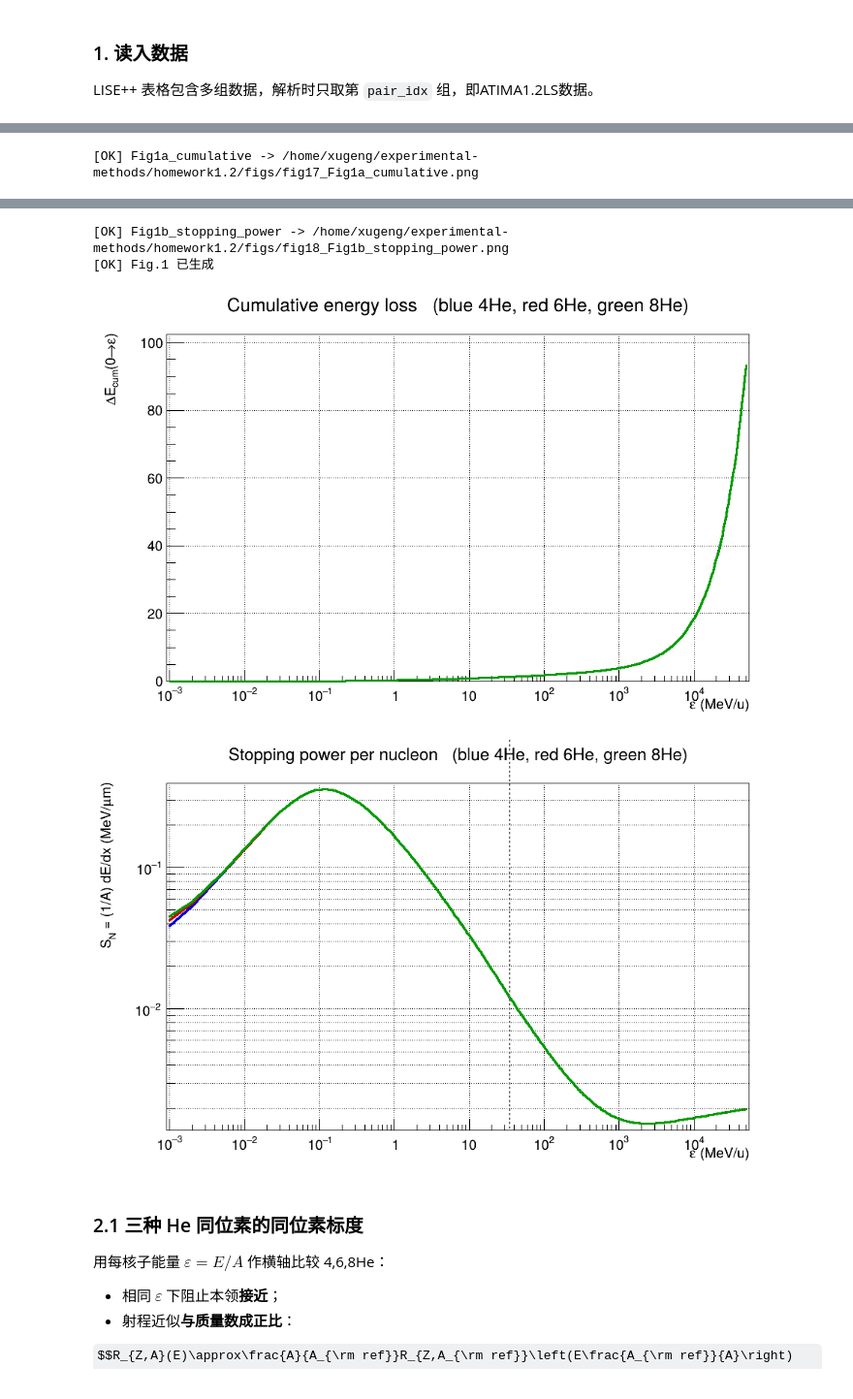
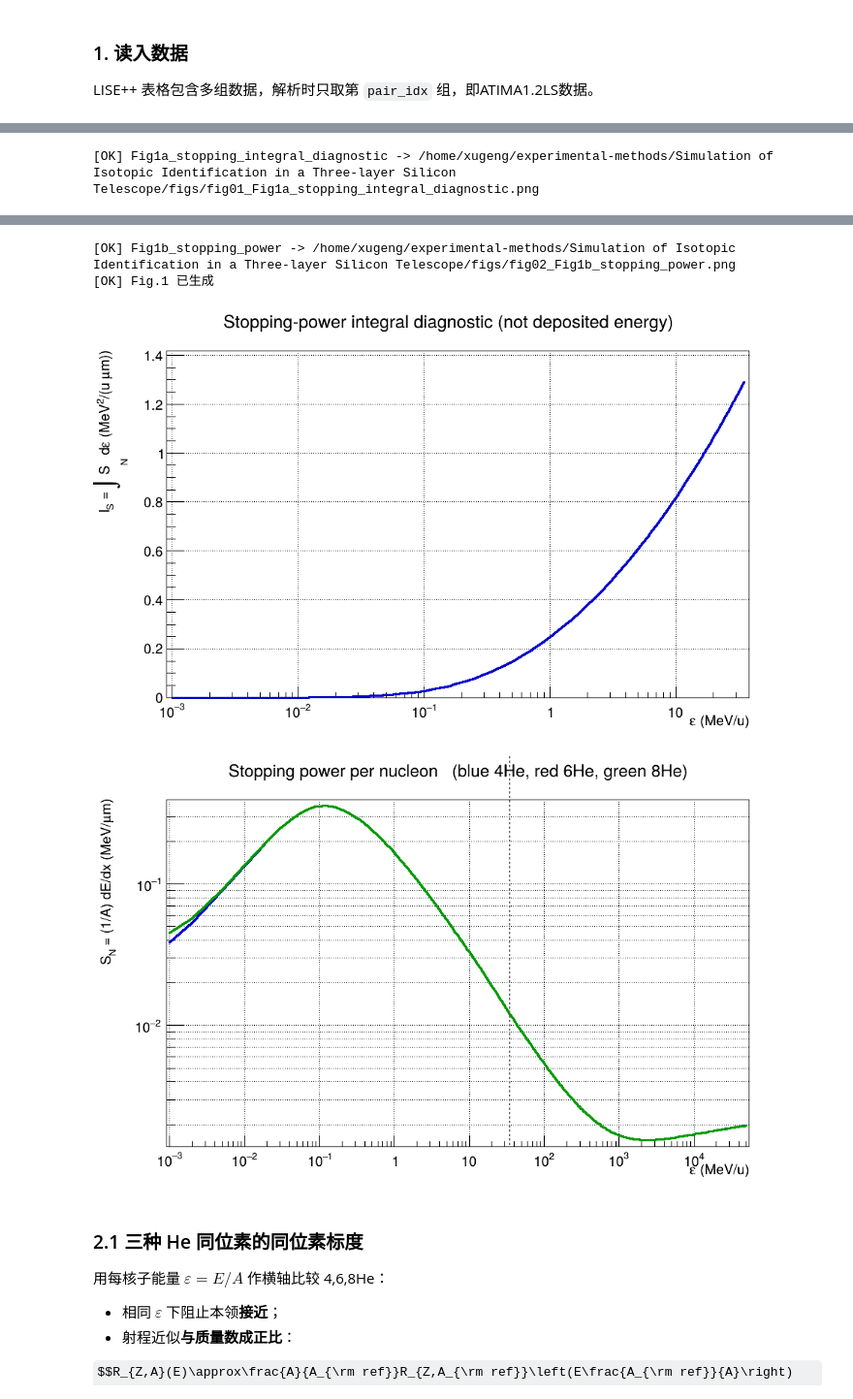
Before and after one commit to destroyer055/hep-data-analysis, a Jupyter notebook: Simulation of Isotopic Identification in a Three-layer Silicon Telescope/Simulation of Isotopic Identification in a Three-layer Silicon Telescope.ipynb, the cells around one changed output, grey strips where cells are left out. Shown at 97% size. Saved outputs shown, nothing was run; the diff lists cells and outputs as text; code cells hidden in the pictures; some formulas as TeX source.

```diff
--- a/Simulation of Isotopic Identification in a Three-layer Silicon Telescope/Simulation of Isotopic Identification in a Three-layer Silicon Telescope.ipynb
+++ b/Simulation of Isotopic Identification in a Three-layer Silicon Telescope/Simulation of Isotopic Identification in a Three-layer Silicon Telescope.ipynb
@@ -257,23 +233,21 @@ LISE++ 这两张表给的都是【每核子】量：射程列 R_N 与阻止本
 # %%
-# ========== Cell 5：Fig.1a 累计能量损失 + Fig.1b 阻止本领 ==========
-# 说明：本环境下 TCanvas::Divide() 的多子图渲染不可靠（部分子图会是空白），
-# 因此每个面板单独画一张 canvas。下面所有图都遵循这一约定。
+# ========== Cell 5：Fig.1a 阻止本领积分诊断 + Fig.1b 阻止本领 ==========
+# 说明：I_S=∫S_N dε 仅为数学诊断量，不代表累计能量沉积。
 h1 = None
-c = ROOT.TCanvas("c_cum", "Cumulative energy loss", 1000, 620)
+c = ROOT.TCanvas("c_intS", "Stopping-power integral diagnostic", 1000, 620)
 c.SetLogx()
 c.SetGrid()
 for iso in HE_ISOTOPES:
-    g = tgraph_xy(iso["cum_eps"], iso["cum_dE"])
+    g = tgraph_xy(iso["intS_eps"], iso["intS"])
     g.SetLineColor(iso["color"])
     g.SetLineWidth(3)
     if h1 is None:
         h1 = g
-        g.SetTitle("Cumulative energy loss   (blue 4He, red 6He, green 8He);"
-                   "#varepsilon (MeV/u);#DeltaE_{cum}(0#rightarrow#varepsilon)")
+        g.SetTitle("Stopping-power integral diagnostic (not deposited energy);"
+                   "#varepsilon (MeV/u);I_{S} = #int S_{N} d#varepsilon (MeV^{2}/(u #mum))")
         g.GetYaxis().SetTitleOffset(1.35)
-        g.GetYaxis().SetLimits(1e-3, 1e5)
     g.Draw("AL" if g is h1 else "L SAME")
-show(c, "Fig1a_cumulative")
+show(c, "Fig1a_stopping_integral_diagnostic")
 
 h2 = None
 c = ROOT.TCanvas("c_sn", "Stopping power per nucleon", 1000, 620)
@@ -311,8 +283,8 @@ Info in <TCanvas::Print>: png file /home/xugeng/experimental-methods/homework1.2
-[OK] Fig1a_cumulative -> /home/xugeng/experimental-methods/homework1.2/figs/fig17_Fig1a_cumulative.png
+[OK] Fig1a_stopping_integral_diagnostic -> /home/xugeng/experimental-methods/Simulation of Isotopic Identification in a Three-layer Silicon Telescope/figs/fig01_Fig1a_stopping_integral_diagnostic.png
 [figure]
-[OK] Fig1b_stopping_power -> /home/xugeng/experimental-methods/homework1.2/figs/fig18_Fig1b_stopping_power.png
+[OK] Fig1b_stopping_power -> /home/xugeng/experimental-methods/Simulation of Isotopic Identification in a Three-layer Silicon Telescope/figs/fig02_Fig1b_stopping_power.png
 [OK] Fig.1 已生成
-[figure, old version]
+[figure, new version]
 [figure]
 # %% [markdown]
 ### 2.1 三种 He 同位素的同位素标度
```
Also changed, not shown: parts of 26 cells of this notebook, 2 other files.
